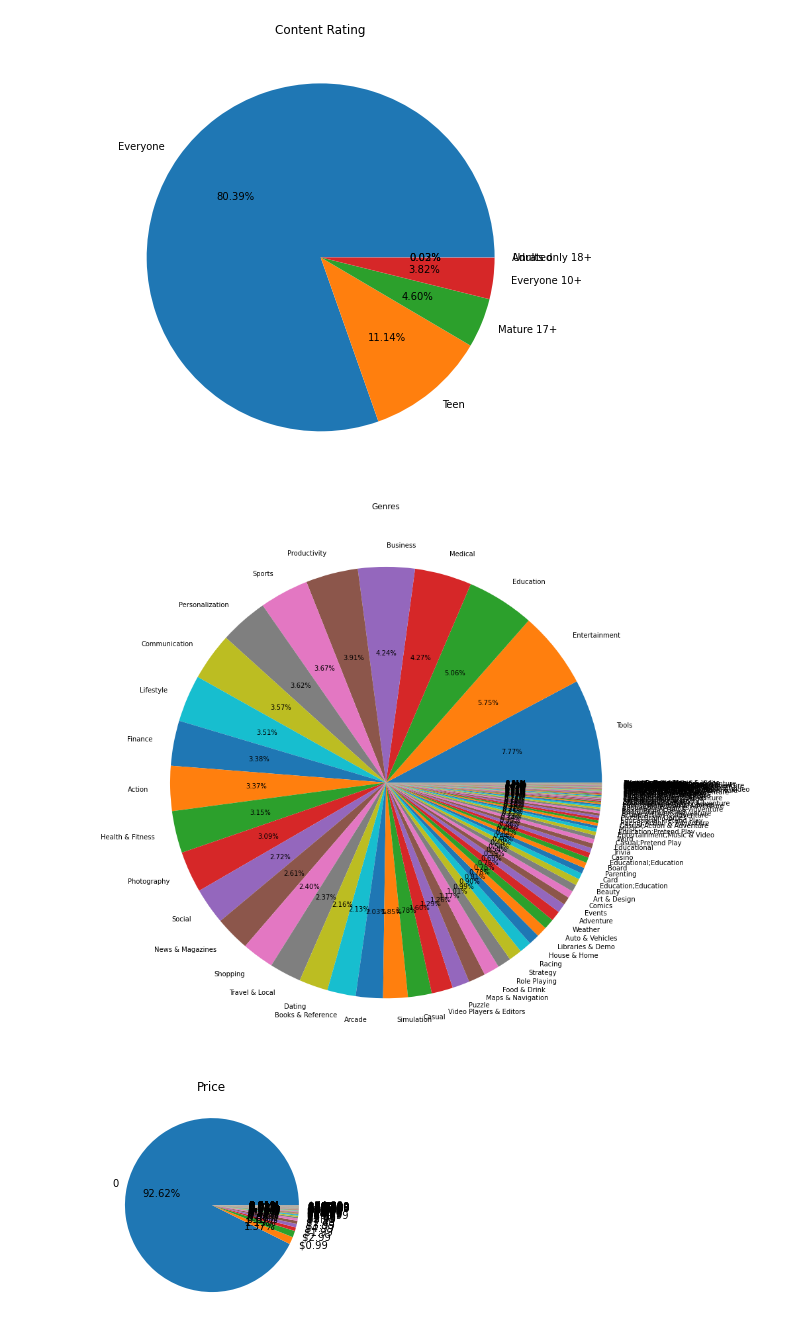
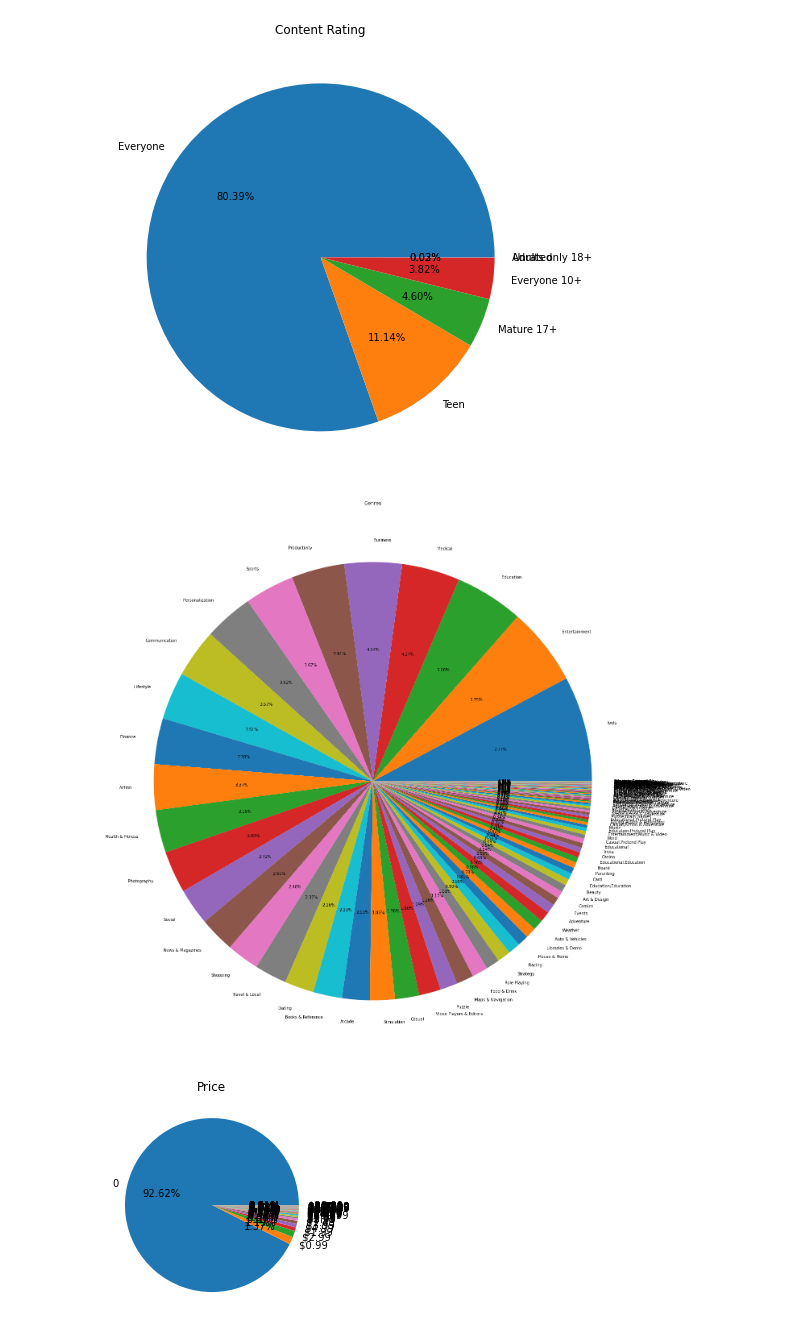
Before and after one commit to Vesna96/UnsupervisedLearning, a Jupyter notebook: MasinskoUcenjeDomaci2.ipynb, the cells around one changed output. Drawn from its saved outputs; the diff is of its cells as text; code cells hidden in the pictures.

```diff
--- a/MasinskoUcenjeDomaci2.ipynb
+++ b/MasinskoUcenjeDomaci2.ipynb
@@ -73,12 +87,12 @@ plt.show()
 [figure]
 # %%
 type_labels,type_value = value_counts_two(data_df['Genres'])
-plt.figure(figsize =(15, 15))
+plt.figure(figsize =(25, 25))
 plt.pie(type_value, labels = type_labels, autopct='%1.2f%%')
 plt.title('Genres')
 plt.show()
 # %% [output]
-[figure, old version]
+[figure, new version]
 # %%
 type_labels,type_value = value_counts_two(data_df['Price'])
 plt.pie(type_value, labels = type_labels, autopct='%1.2f%%')
```
Also changed, not shown: parts of 21 cells of this notebook.
